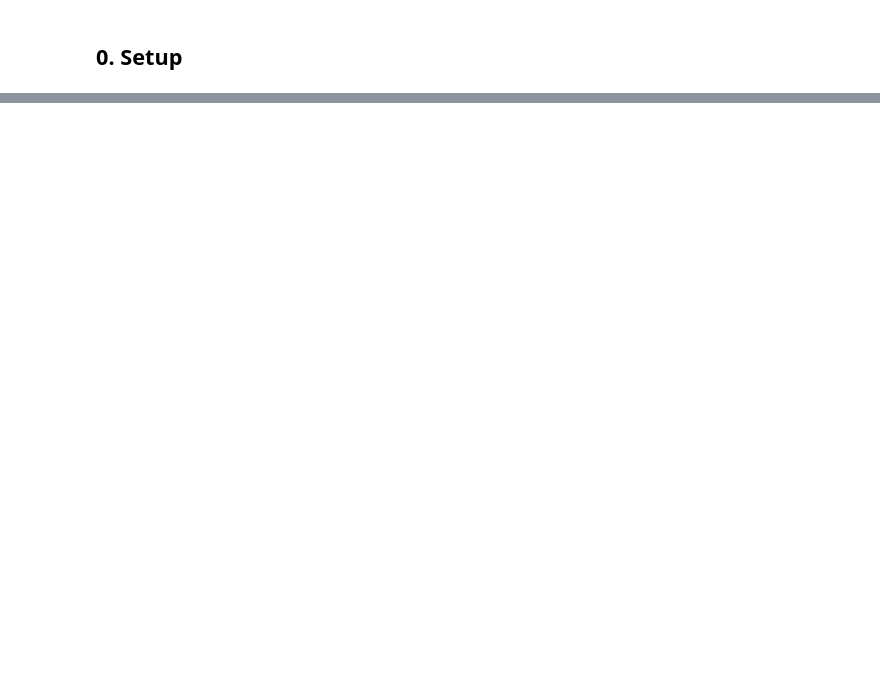
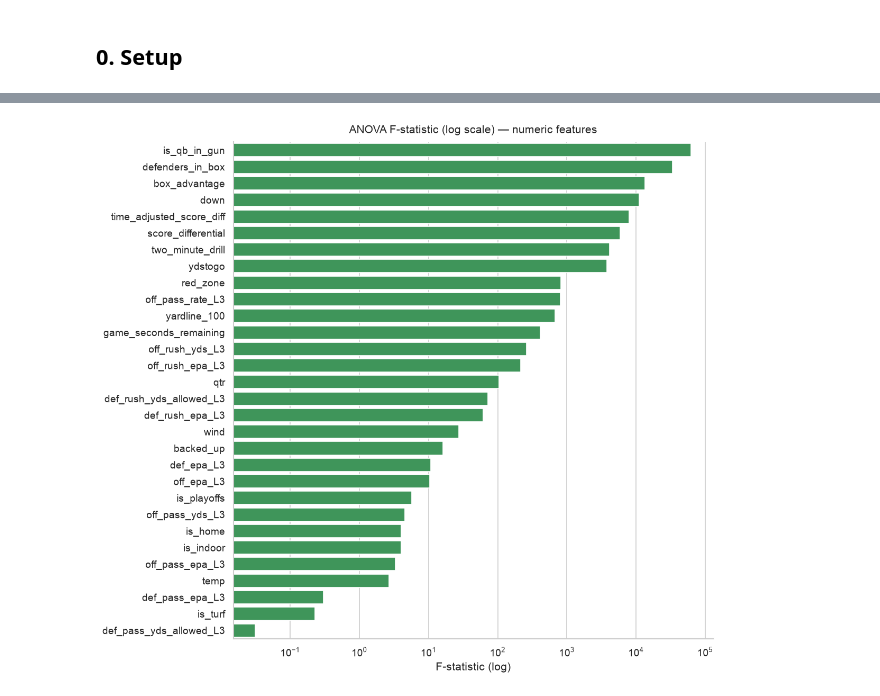
Before and after one commit to cyrusnavasca/nfl-play-intelligence, a Jupyter notebook: notebooks/02_feature_selection.ipynb, the cells around one changed output, grey strips where cells are left out. Drawn from its saved outputs; the diff is of its cells as text; code cells hidden in the pictures; blank space fills up the shorter version.

```diff
--- a/notebooks/02_feature_selection.ipynb
+++ b/notebooks/02_feature_selection.ipynb
@@ -447,0 +68,9 @@ print("    game-theory feature (teams run when opponent expects pass and vice ve
+# %%
+df = pd.read_parquet(REPO_ROOT / FEATURES_FULL_PATH)
+print(f"Raw shape: {df.shape}  |  Seasons: {sorted(df['season'].unique())}")
+
+# Target: pass=1, run=0
+y = (df[TARGET_CLF] == "pass").astype(int)
+print(f"\nClass balance ({TARGET_CLF}):")
+print(y.value_counts().rename({1: "pass", 0: "run"}).to_string())
+print(f"pass rate: {y.mean():.3f}")
@@ -447,0 +243,13 @@ print("    game-theory feature (teams run when opponent expects pass and vice ve
+# %%
+from sklearn.feature_selection import f_classif
+
+f_stat, f_p = f_classif(X_num_imp.values, y.values)
+anova = pd.DataFrame({
+    "feature": ALL_NUMERIC,
+    "F_stat": f_stat,
+    "p_value": f_p,
+})
+anova["significant"] = anova["p_value"] < 0.05
+anova = anova.sort_values("F_stat", ascending=False).reset_index(drop=True)
+print(f"Significant (p < 0.05): {anova['significant'].sum()} / {len(anova)}")
+anova
@@ -447,0 +275,11 @@ print("    game-theory feature (teams run when opponent expects pass and vice ve
+# %%
+fig, ax = plt.subplots(figsize=(10, 9))
+sns.barplot(data=anova, y="feature", x="F_stat", color="#31a354", ax=ax)
+ax.set_xscale("log")
+ax.set_title("ANOVA F-statistic (log scale) — numeric features", pad=10)
+ax.set_xlabel("F-statistic (log)")
+ax.set_ylabel("")
+plt.tight_layout()
+plt.show()
+# %% [output]
+[figure, added]
```
Also changed, not shown: parts of 34 cells of this notebook, 9 other files.
